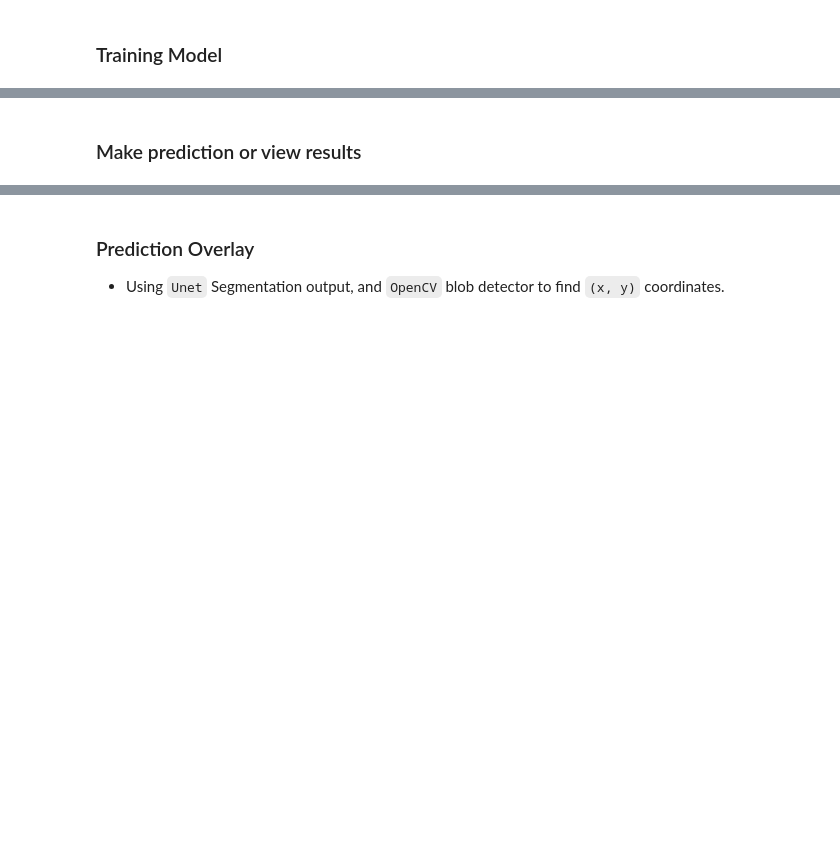
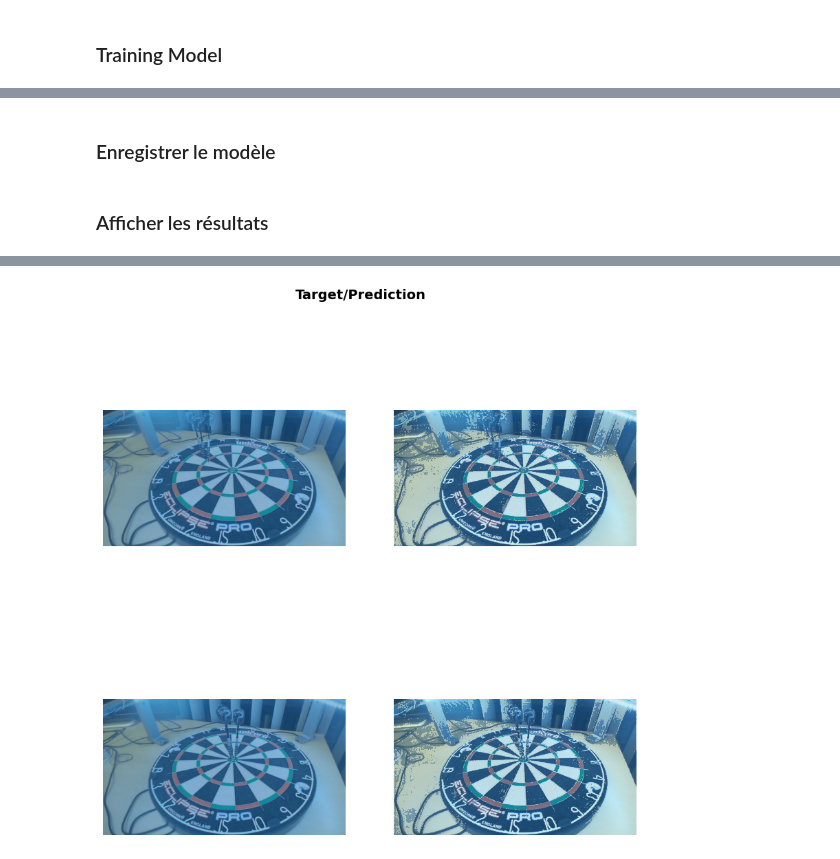
Before and after one commit to Dartsify/algorithme-de-reconnaissance, a Jupyter notebook: dartsify_unet_fastai.ipynb, the cells around one changed output, grey strips where cells are left out. Drawn from its saved outputs; the diff is of its cells as text; code cells hidden in the pictures; blank space fills up the shorter version.

```diff
--- a/dartsify_unet_fastai.ipynb
+++ b/dartsify_unet_fastai.ipynb
@@ -140,0 +293,24 @@ learn.fit_one_cycle(3, slice(lr), pct_start=0.9, wd=wd, cbs=WandbCallback())
+# %%
+# Lancer l'entraînement du modèle
+# lr=1e-3 # taux d'apprentissage
+wd=1e-2 # weight decay
+EPOCHS = 4
+
+early_stopping_callback = EarlyStoppingCallback(monitor="valid_loss", patience=1)
+checkpoint_callback = SaveModelCallback(
+    monitor="valid_loss",
+    fname="best_model", # Le meilleur modèle sera enregistré dans ce fichier et chargé à la fin de l'entraînement
+)
+
+# fit one cycle ajuste dynamiquement le taux d'apprentissage entre une valeur basse et maximale tout au long de l'entraînement
+learn.fit_one_cycle(
+    EPOCHS,
+    slice(lr),
+    pct_start=0.9, # 90% du temps d'entraînement à augmenter lr
+    wd=wd,
+    cbs=[
+        early_stopping_callback,
+        checkpoint_callback,
+        WandbCallback()
+    ]
+)
@@ -141 +327,3 @@ learn.fit_one_cycle(3, slice(lr), pct_start=0.9, wd=wd, cbs=WandbCallback())
+# %% [markdown]
+### Enregistrer le modèle
 # %%
@@ -144,6 +332,5 @@ learn.save('dartsify_ai')
-# %% [markdown]
-### Make prediction or view results
+# %% [markdown]
+### Afficher les résultats
 # %%
-# Verify ground truth with predicted coordinates
-
-learn.show_results(ds_idx=1, max_n=12, figsize=(20,14))
+learn.show_results(ds_idx=1, max_n=12, figsize=(10,10))
+# %% [output]
@@ -149,0 +338 @@ learn.show_results(ds_idx=1, max_n=12, figsize=(20,14))
+[figure, added]
@@ -166,3 +338,0 @@ plt.imshow(preds[0].numpy()[0])
-# %% [markdown]
-### Prediction Overlay
-* Using `Unet` Segmentation output, and `OpenCV` blob detector to find `(x, y)` coordinates.
```
Also changed, not shown: parts of 51 cells of this notebook, 11 other files.
